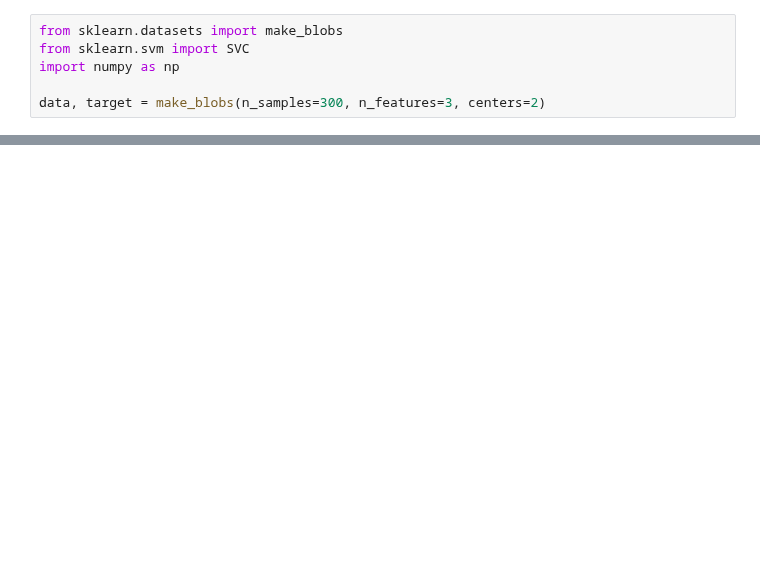
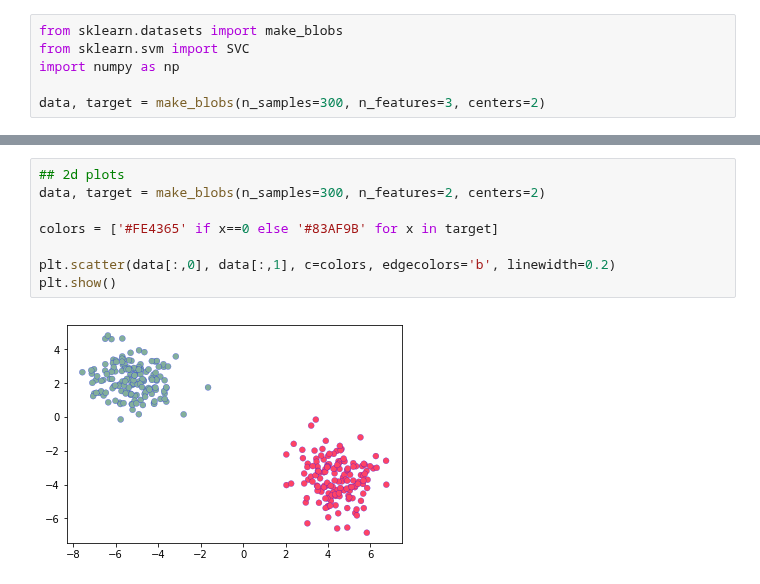
Before and after one commit to emomicrowave/machine-learning-tutorials, a Jupyter notebook: 05-support_vector_machines/hyperplane_plot_generation.ipynb, the cells around one changed output, grey strips where cells are left out. Cells and saved outputs as stored; diff of their text form; blank space fills up the shorter version.

```diff
--- a/05-support_vector_machines/hyperplane_plot_generation.ipynb
+++ b/05-support_vector_machines/hyperplane_plot_generation.ipynb
@@ -52,0 +53,10 @@ plt.show()
+# %%
+## 2d plots
+data, target = make_blobs(n_samples=300, n_features=2, centers=2)
+
+colors = ['#FE4365' if x==0 else '#83AF9B' for x in target]
+
+plt.scatter(data[:,0], data[:,1], c=colors, edgecolors='b', linewidth=0.2)
+plt.show()
+# %% [output]
+[figure, added]
```
Also changed, not shown: parts of 3 cells of this notebook, 4 other files.
